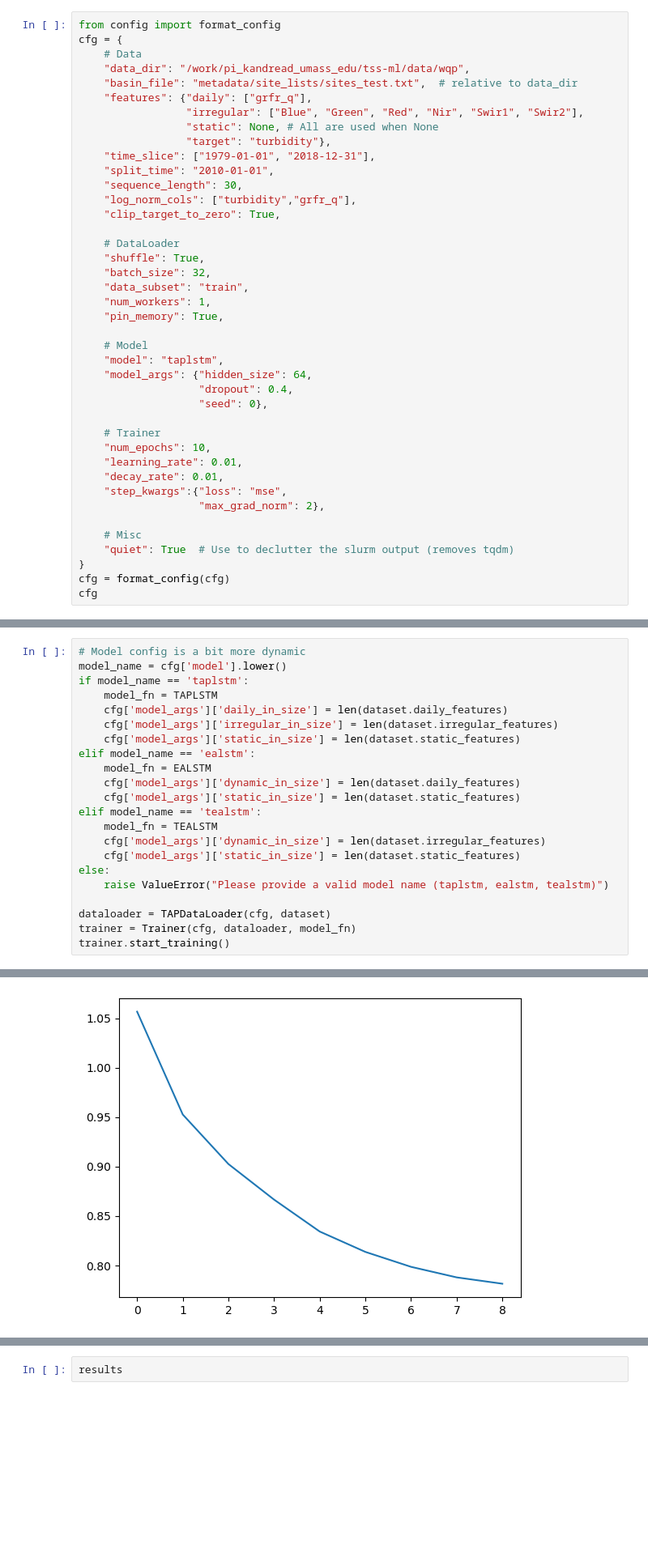
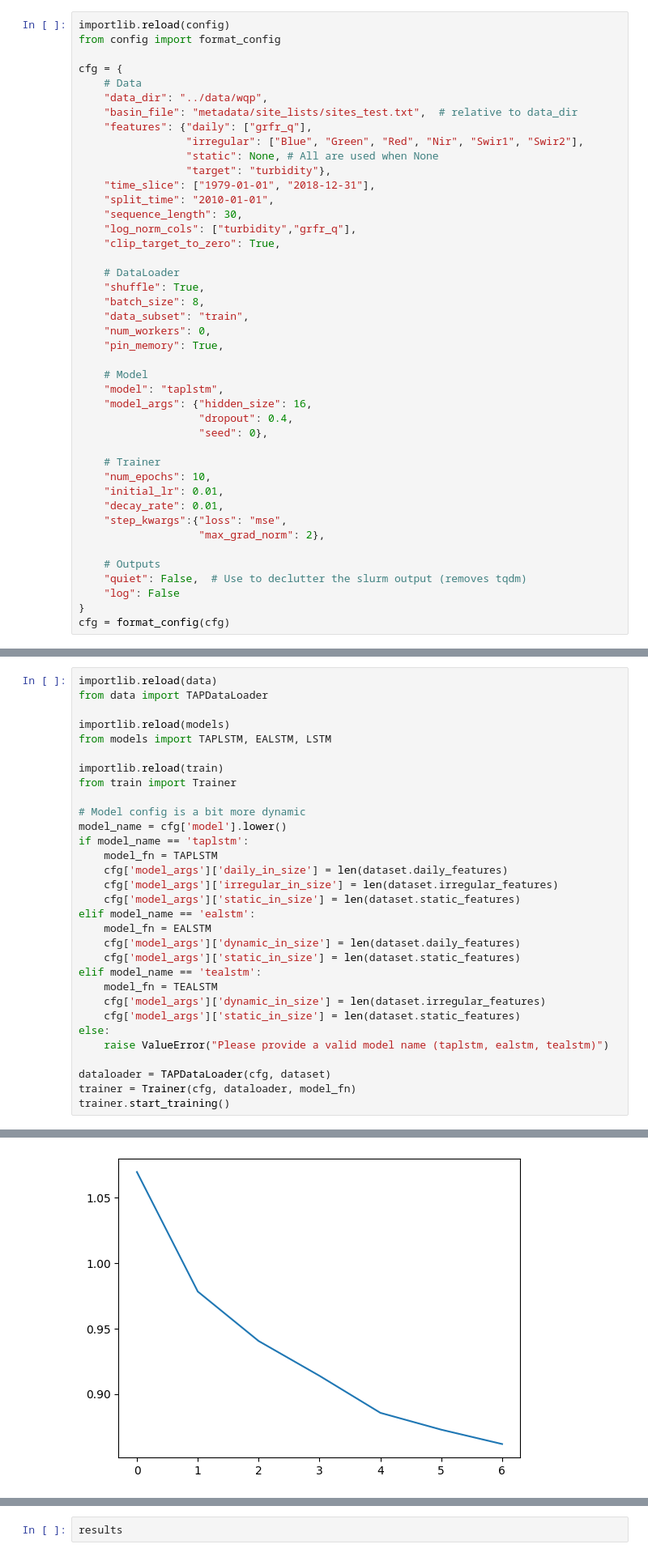
Before and after one commit to Fluvial-UMass/swot-ml, a Jupyter notebook: notebooks/TAPTLSTM.ipynb, the cells around one changed output, grey strips where cells are left out. Shown at 81% size. Cells and saved outputs as stored; diff of their text form; blank space fills up the shorter version.

```diff
--- a/notebooks/TAPTLSTM.ipynb
+++ b/notebooks/TAPTLSTM.ipynb
@@ -26,10 +27,12 @@ cfg_path = Path("../runs/example_config.yml")
 cfg, cfg_str = read_config(cfg_path)
 cfg['quiet'] = False
 # %%
+importlib.reload(config)
 from config import format_config
+
 cfg = {
     # Data
-    "data_dir": "/work/pi_kandread_umass_edu/tss-ml/data/wqp",
+    "data_dir": "../data/wqp",
     "basin_file": "metadata/site_lists/sites_test.txt",  # relative to data_dir
     "features": {"daily": ["grfr_q"],
                  "irregular": ["Blue", "Green", "Red", "Nir", "Swir1", "Swir2"],
@@ -43,27 +46,27 @@ cfg = {
 
     # DataLoader
     "shuffle": True,
-    "batch_size": 32,
+    "batch_size": 8,
     "data_subset": "train",
-    "num_workers": 1,
+    "num_workers": 0,
     "pin_memory": True,
 
     # Model
     "model": "taplstm",
-    "model_args": {"hidden_size": 64,
+    "model_args": {"hidden_size": 16,
                    "dropout": 0.4,
                    "seed": 0},
 
     # Trainer
     "num_epochs": 10,
-    "learning_rate": 0.01,
+    "initial_lr": 0.01,
     "decay_rate": 0.01,
     "step_kwargs":{"loss": "mse",
                    "max_grad_norm": 2},
 
-    # Misc
-    "quiet": True  # Use to declutter the slurm output (removes tqdm)
+    # Outputs
+    "quiet": False,  # Use to declutter the slurm output (removes tqdm)
+    "log": False
 }
 cfg = format_config(cfg)
-cfg
 # %%
@@ -71,6 +77,15 @@ dataset = TAPDataset(cfg)
 # %% [output]
 Dropping static attributes with 0 variance: ['glc_pc_s03', 'glc_pc_s05', 'glc_pc_s07', 'glc_pc_s08', 'glc_pc_s17', 'glc_pc_s19', 'pnv_pc_s03', 'wet_pc_s05', 'wet_pc_s06', 'wet_pc_s07']
 # %%
+importlib.reload(data)
+from data import TAPDataLoader
+
+importlib.reload(models)
+from models import TAPLSTM, EALSTM, LSTM
+
+importlib.reload(train)
+from train import Trainer
+
 # Model config is a bit more dynamic
 model_name = cfg['model'].lower()
 if model_name == 'taplstm':
@@ -99,4 +148,4 @@ Training finished or interrupted. Model state saved.
-[figure, old version]
+[figure, new version]
 # %%
 import optax
 
```
Also changed, not shown: parts of 4 cells of this notebook, 3 other files.
